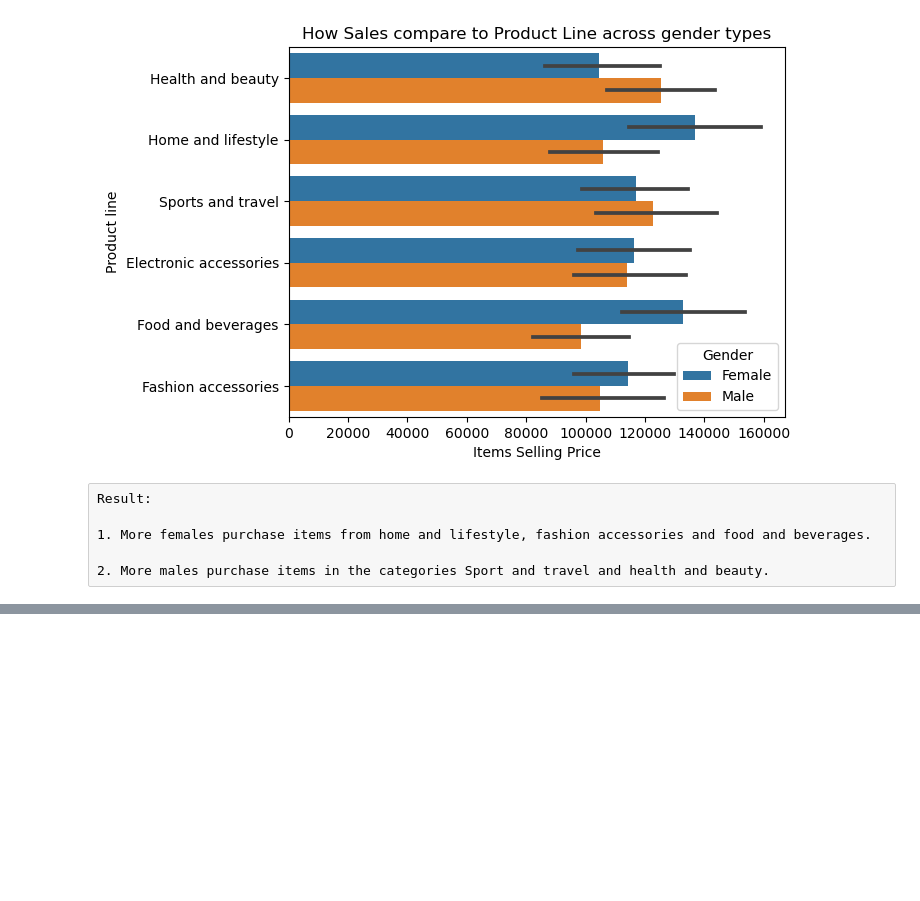
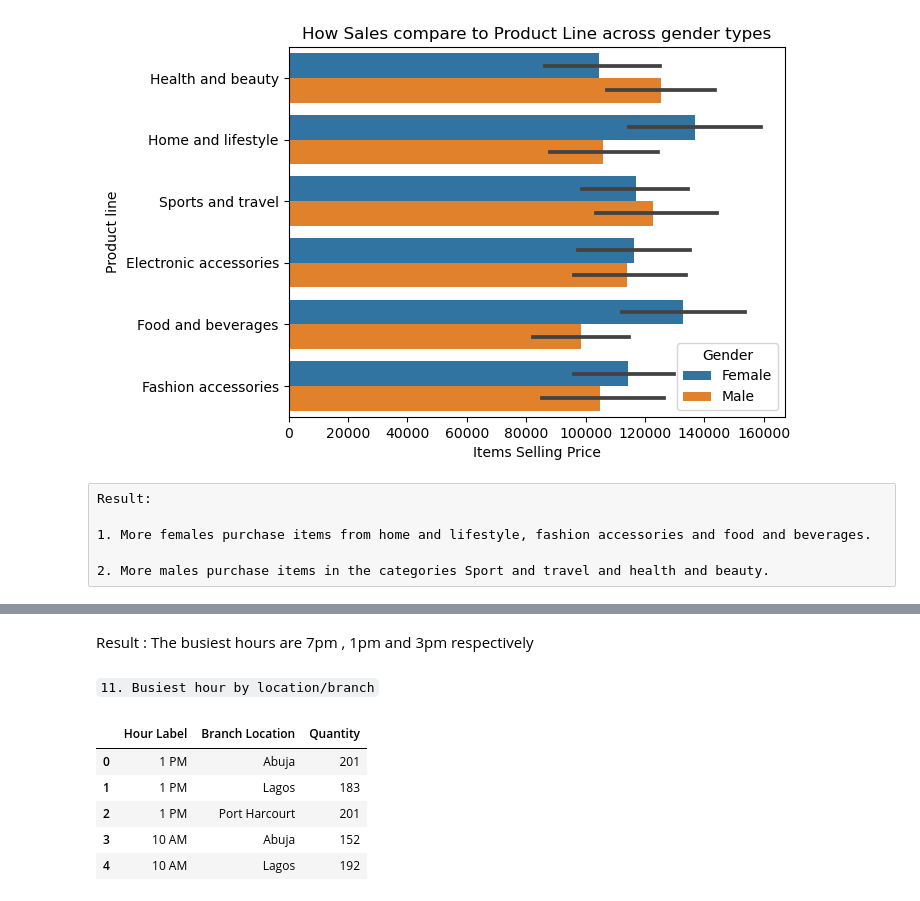
Before and after one commit to Abednego-py/SuperMarket-Data-Analysis, a Jupyter notebook: Supermarket Market Data Analysis.ipynb, the cells around one changed output, grey strips where cells are left out. Cells and saved outputs as stored; diff of their text form; code cells hidden in the pictures; blank space fills up the shorter version.

```diff
--- a/Supermarket Market Data Analysis.ipynb
+++ b/Supermarket Market Data Analysis.ipynb
@@ -671,0 +717,19 @@ Result:
+# %% [markdown]
+Result : The busiest hours are 7pm , 1pm and 3pm respectively
+# %% [markdown]
+`11. Busiest hour by location/branch`
+# %%
+
+
+comb_df['Hour Label'] = comb_df['Hour'].map(hour_mapping)
+
+agg_data = comb_df.groupby(['Hour Label', 'Branch Location'], as_index=False)['Quantity'].sum()
+
+agg_data.head()
+# %% [output]
+|  | Hour Label | Branch Location | Quantity |
+| 0 | 1 PM | Abuja | 201 |
+| 1 | 1 PM | Lagos | 183 |
+| 2 | 1 PM | Port Harcourt | 201 |
+| 3 | 10 AM | Abuja | 152 |
+| 4 | 10 AM | Lagos | 192 |
```
Also changed, not shown: parts of 8 cells of this notebook, 1 other file.
